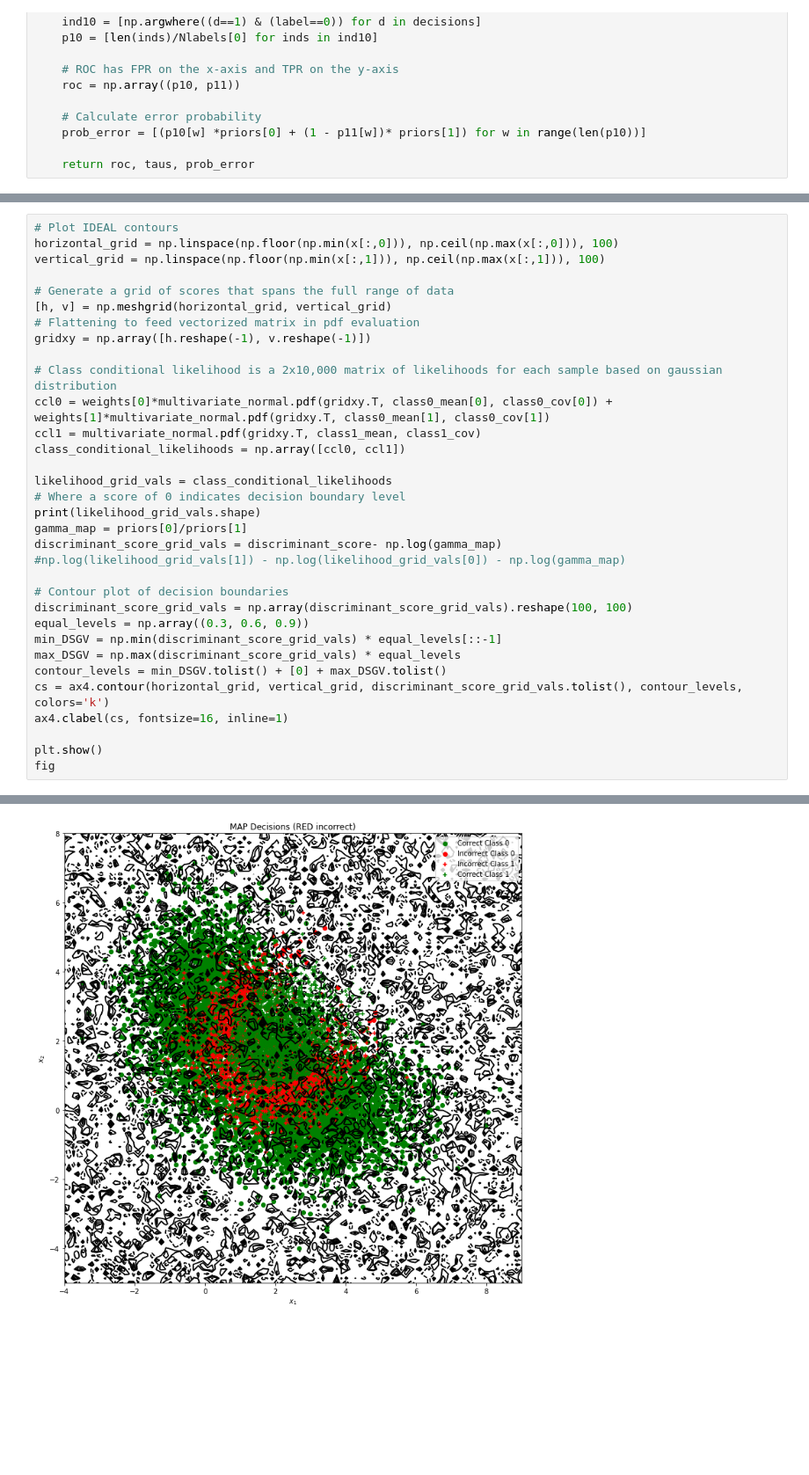
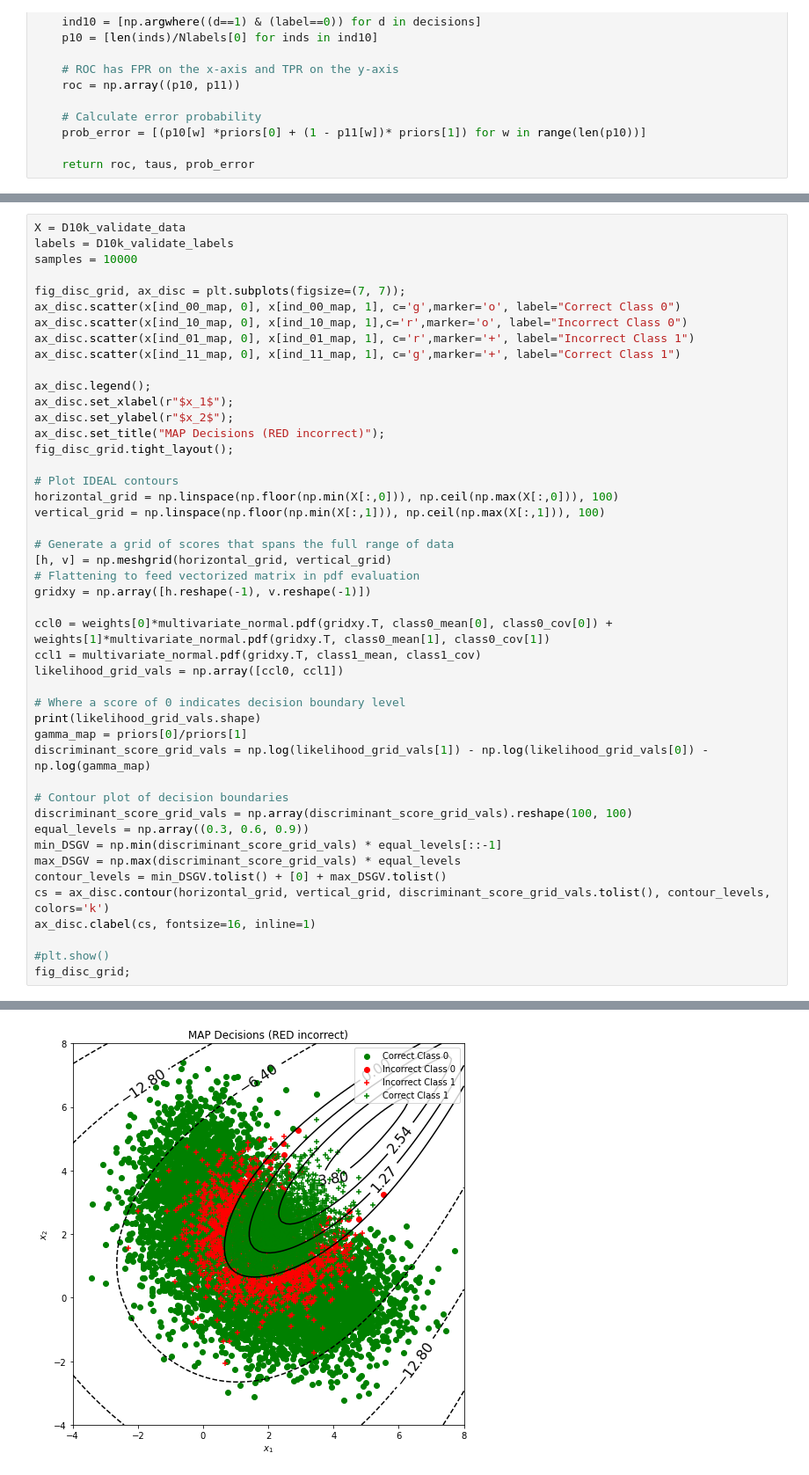
Before and after one commit to meuliano/EECE5644, a Jupyter notebook: HW2/hw2_1.ipynb, the cells around one changed output, grey strips where cells are left out. Shown at 88% size. Cells and saved outputs as stored; diff of their text form; blank space fills up the shorter version.

```diff
--- a/HW2/hw2_1.ipynb
+++ b/HW2/hw2_1.ipynb
@@ -218,36 +152,49 @@ fig;
 # %%
+X = D10k_validate_data
+labels = D10k_validate_labels
+samples = 10000
+
+fig_disc_grid, ax_disc = plt.subplots(figsize=(7, 7));
+ax_disc.scatter(x[ind_00_map, 0], x[ind_00_map, 1], c='g',marker='o', label="Correct Class 0")
+ax_disc.scatter(x[ind_10_map, 0], x[ind_10_map, 1],c='r',marker='o', label="Incorrect Class 0")
+ax_disc.scatter(x[ind_01_map, 0], x[ind_01_map, 1], c='r',marker='+', label="Incorrect Class 1")
+ax_disc.scatter(x[ind_11_map, 0], x[ind_11_map, 1], c='g',marker='+', label="Correct Class 1")
+
+ax_disc.legend();
+ax_disc.set_xlabel(r"$x_1$");
+ax_disc.set_ylabel(r"$x_2$");
+ax_disc.set_title("MAP Decisions (RED incorrect)");
+fig_disc_grid.tight_layout();
+
 # Plot IDEAL contours
-horizontal_grid = np.linspace(np.floor(np.min(x[:,0])), np.ceil(np.max(x[:,0])), 100)
-vertical_grid = np.linspace(np.floor(np.min(x[:,1])), np.ceil(np.max(x[:,1])), 100)
+horizontal_grid = np.linspace(np.floor(np.min(X[:,0])), np.ceil(np.max(X[:,0])), 100)
+vertical_grid = np.linspace(np.floor(np.min(X[:,1])), np.ceil(np.max(X[:,1])), 100)
 
 # Generate a grid of scores that spans the full range of data
 [h, v] = np.meshgrid(horizontal_grid, vertical_grid)
 # Flattening to feed vectorized matrix in pdf evaluation
 gridxy = np.array([h.reshape(-1), v.reshape(-1)])
 
-# Class conditional likelihood is a 2x10,000 matrix of likelihoods for each sample based on gaussian distribution
 ccl0 = weights[0]*multivariate_normal.pdf(gridxy.T, class0_mean[0], class0_cov[0]) + weights[1]*multivariate_normal.pdf(gridxy.T, class0_mean[1], class0_cov[1])
 ccl1 = multivariate_normal.pdf(gridxy.T, class1_mean, class1_cov)
-class_conditional_likelihoods = np.array([ccl0, ccl1])
+likelihood_grid_vals = np.array([ccl0, ccl1])
 
-likelihood_grid_vals = class_conditional_likelihoods
 # Where a score of 0 indicates decision boundary level
 print(likelihood_grid_vals.shape)
 gamma_map = priors[0]/priors[1]
-discriminant_score_grid_vals = discriminant_score- np.log(gamma_map)
-#np.log(likelihood_grid_vals[1]) - np.log(likelihood_grid_vals[0]) - np.log(gamma_map)
+discriminant_score_grid_vals = np.log(likelihood_grid_vals[1]) - np.log(likelihood_grid_vals[0]) - np.log(gamma_map)
 
 # Contour plot of decision boundaries
 discriminant_score_grid_vals = np.array(discriminant_score_grid_vals).reshape(100, 100)
 equal_levels = np.array((0.3, 0.6, 0.9))
 min_DSGV = np.min(discriminant_score_grid_vals) * equal_levels[::-1]
 max_DSGV = np.max(discriminant_score_grid_vals) * equal_levels
 contour_levels = min_DSGV.tolist() + [0] + max_DSGV.tolist()
-cs = ax4.contour(horizontal_grid, vertical_grid, discriminant_score_grid_vals.tolist(), contour_levels, colors='k')
-ax4.clabel(cs, fontsize=16, inline=1)
+cs = ax_disc.contour(horizontal_grid, vertical_grid, discriminant_score_grid_vals.tolist(), contour_levels, colors='k')
+ax_disc.clabel(cs, fontsize=16, inline=1)
 
-plt.show()
-fig
+#plt.show()
+fig_disc_grid;
 # %% [output]
 (2, 10000)
-[figure, old version]
+[figure, new version]
```
Also changed, not shown: parts of 7 cells of this notebook.
